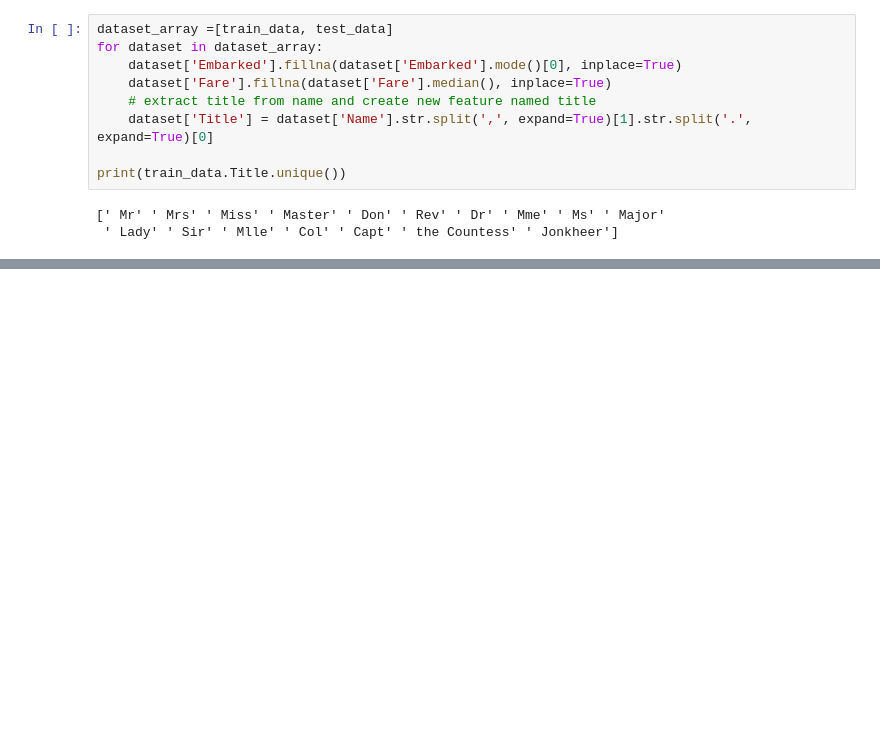
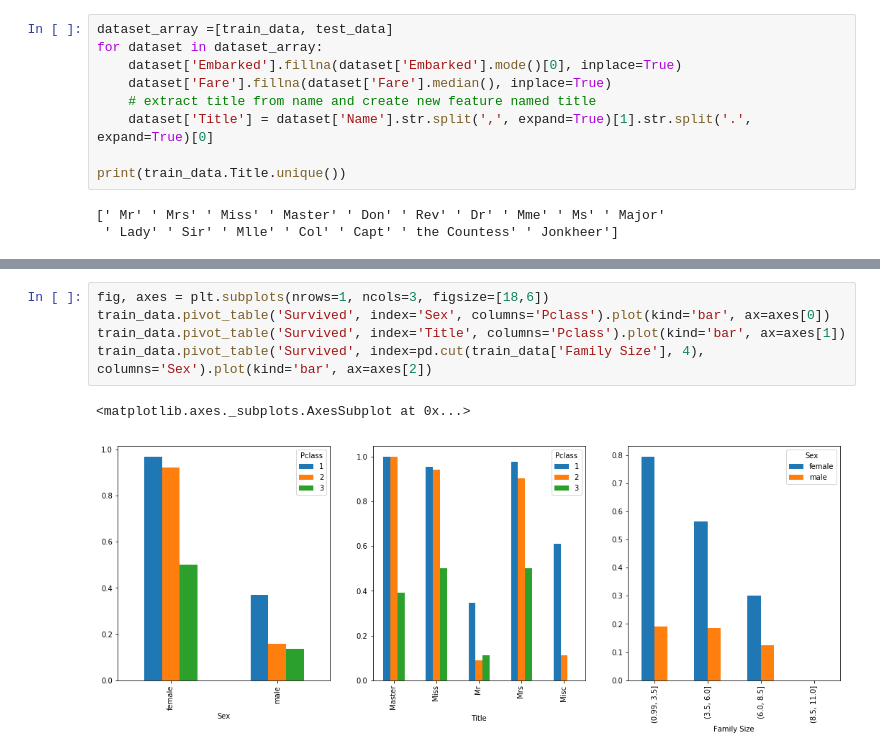
Before and after one commit to WencesVillegasMarset/KaggleChallenges, a Jupyter notebook: Titanic Challenge.ipynb, the cells around one changed output, grey strips where cells are left out. Saved outputs shown, nothing was run; the diff lists cells and outputs as text; blank space fills up the shorter version.

```diff
--- a/Titanic Challenge.ipynb
+++ b/Titanic Challenge.ipynb
@@ -123,0 +158,8 @@ TypeError: unsupported operand type(s) for &: 'str' and 'bool'
+# %%
+fig, axes = plt.subplots(nrows=1, ncols=3, figsize=[18,6])
+train_data.pivot_table('Survived', index='Sex', columns='Pclass').plot(kind='bar', ax=axes[0])
+train_data.pivot_table('Survived', index='Title', columns='Pclass').plot(kind='bar', ax=axes[1])
+train_data.pivot_table('Survived', index=pd.cut(train_data['Family Size'], 4), columns='Sex').plot(kind='bar', ax=axes[2])
+# %% [output]
+<matplotlib.axes._subplots.AxesSubplot at 0x...>
+[figure, added]
```
Also changed, not shown: parts of 13 cells of this notebook.
